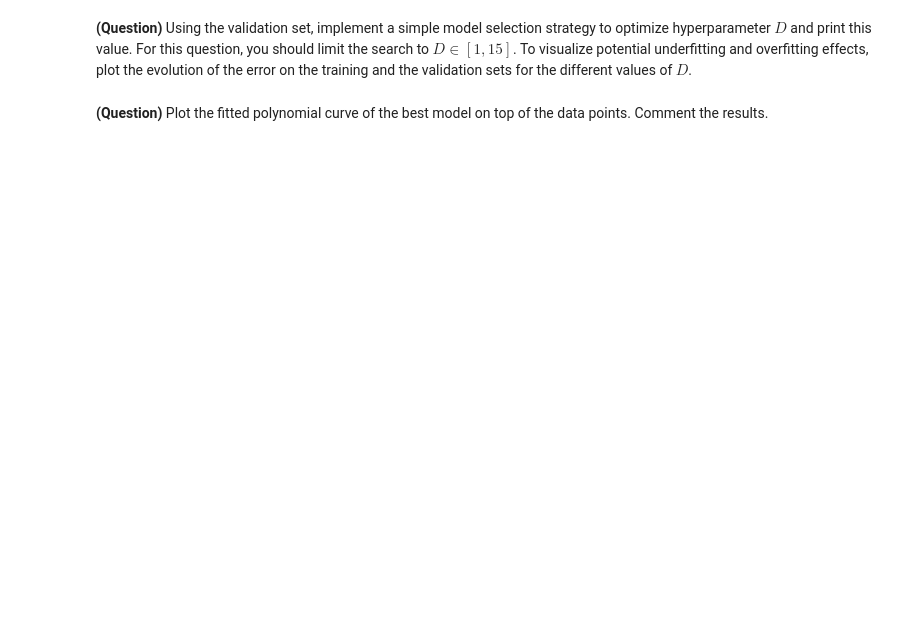
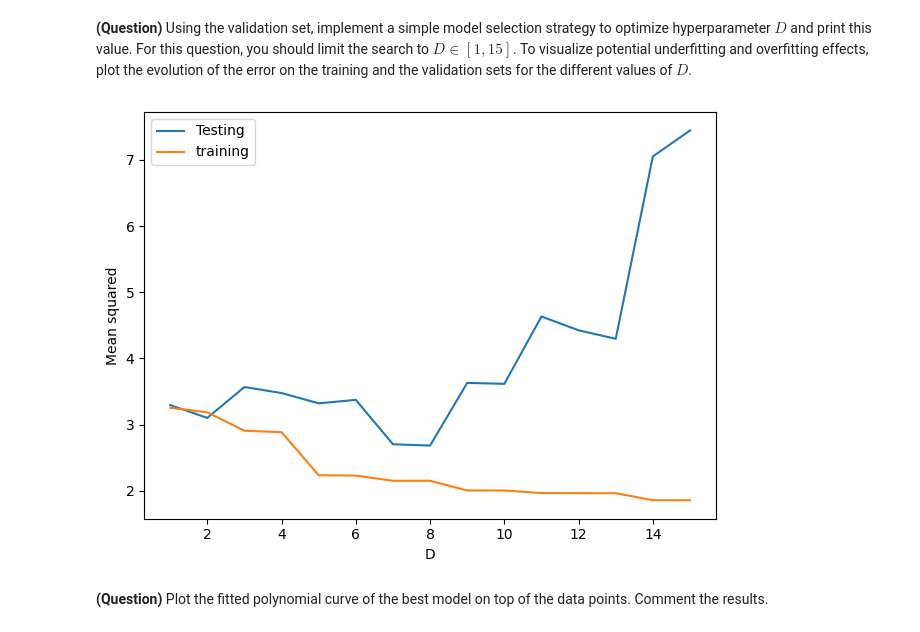
Before and after one commit to aytilfani/ml-3a, a Jupyter notebook: ml_tp1.ipynb, the cells around one changed output. Cells and saved outputs as stored; diff of their text form; code cells hidden in the pictures; blank space fills up the shorter version.

```diff
--- a/ml_tp1.ipynb
+++ b/ml_tp1.ipynb
@@ -135,7 +137,7 @@ class PolynomialRegression():
 def mean_squared_error(y_true, y_pred):
     '''Return the mean squared error between `y_true` and `y_pred`.'''
     assert y_true.shape == y_pred.shape
-    return (np.sum(np.transpose(y_true-y_pred)@(y_true-y_pred)))/N
+    return (np.sum(np.transpose(y_true-y_pred)@(y_true-y_pred)))/len(y_true)
 # %%
 a, b = np.random.randn(10), np.random.randn(10)
 assert mean_squared_error(a, b) >= 0.
@@ -161,8 +166,23 @@ YOUR ANSWER HERE
 **(Question)** Using the validation set, implement a simple model selection strategy to optimize hyperparameter $D$ and print this value. For this question, you should limit the search to $D \in [1, 15]$.
 To visualize potential underfitting and overfitting effects, plot the evolution of the error on the training and the validation sets for the different values of $D$.
 # %%
-# YOUR CODE HERE
-raise NotImplementedError()
+errors_training = []
+errors_testing = []
+for d in range(1,16):
+    model = PolynomialRegression(D=d)
+    model.fit(X_train, y_train)
+    y_predicted = model.predict(X_valid)
+    y_predicted_train = model.predict(X_train)
+    errors_testing.append(mean_squared_error(y_valid, y_predicted))
+    errors_training.append(mean_squared_error(y_train, y_predicted_train))
+plt.plot([i for i in range(1,16)], errors_testing, label='Testing')
+plt.plot([i for i in range(1,16)], errors_training, label='training')
+plt.xlabel('D')
+plt.ylabel('Mean squared')
+plt.legend()
+plt.tight_layout()
+# %% [output]
+[figure, added]
 # %% [markdown]
 **(Question)** Plot the fitted polynomial curve of the best model on top of the data points. Comment the results.
 # %%
```
Also changed, not shown: parts of 8 cells of this notebook.
